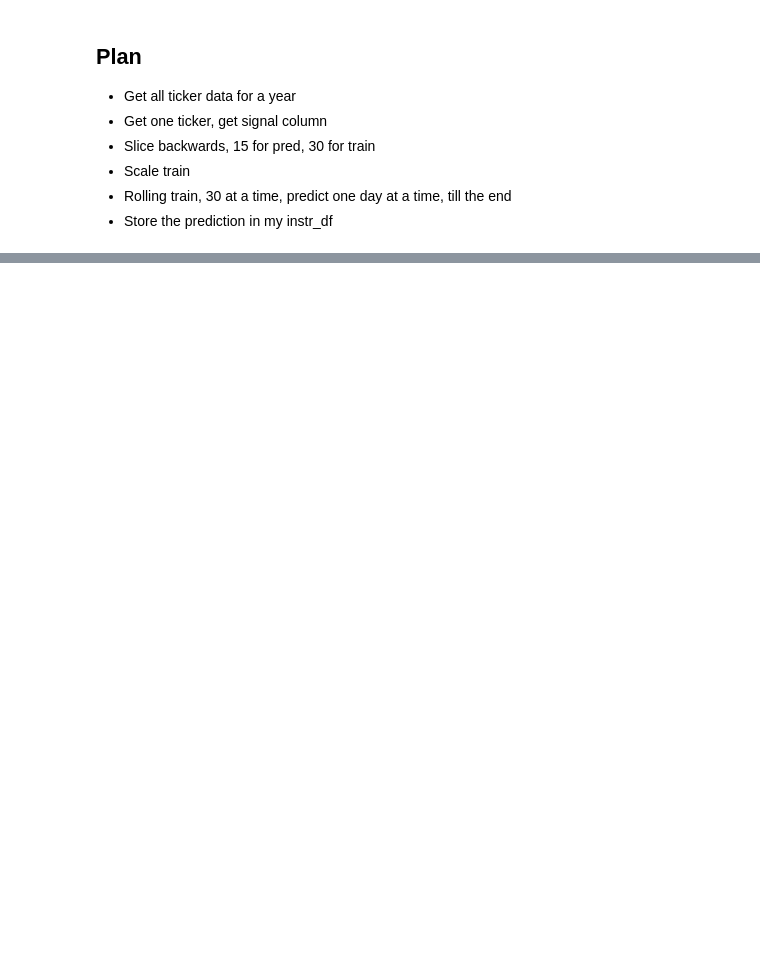
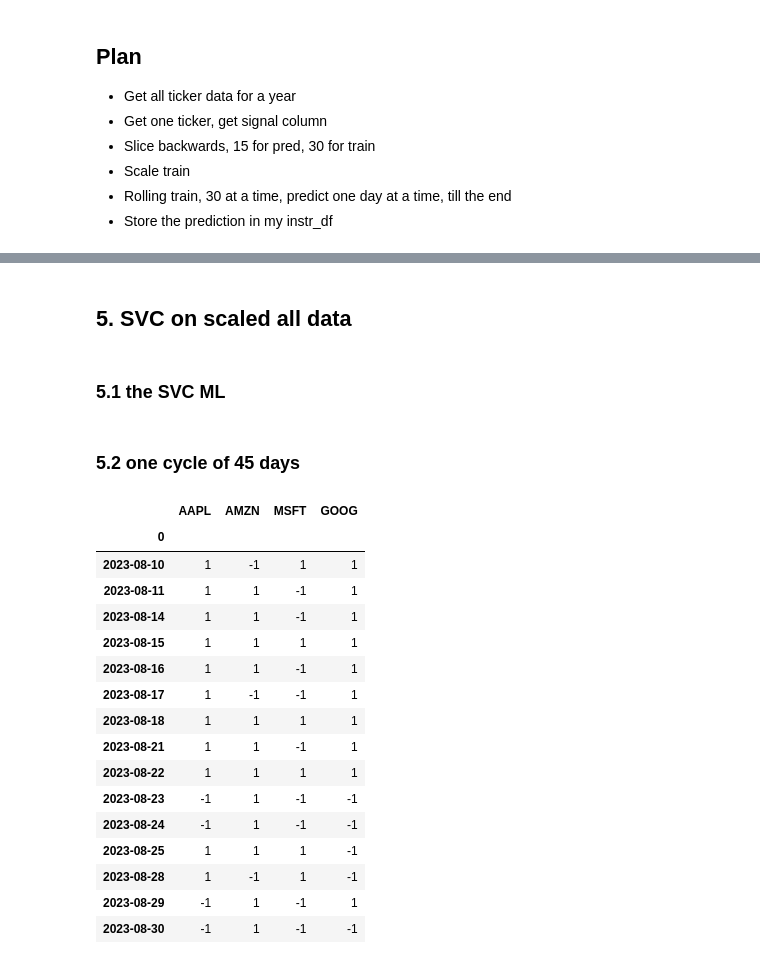
Before and after one commit to KPI68/Algo-TradeLab, a Jupyter notebook: algo-trade.ipynb, the cells around one changed output, grey strips where cells are left out. Saved outputs shown, nothing was run; the diff lists cells and outputs as text; code cells hidden in the pictures; blank space fills up the shorter version.

```diff
--- a/algo-trade.ipynb
+++ b/algo-trade.ipynb
@@ -392,0 +155,14 @@ last15_clustered.hvplot.scatter(x='PCA1', y='PCA2', by='cluster')
+# %%
+# derive signal - the singals df is global
+for key in signals_dfs:
+    # signals_dfs[key]['signal'] = np.where(
+    #     (signals_dfs[key]['lagged_daily_return']>0) &
+    #     (signals_dfs[key]['twice_lagged']>0),
+    #         -1,
+    #         np.where(
+    #             (signals['lagged_daily_return']<0) &
+    #             (signals['twice_lagged']<0), 1, 0
+    #                 )
+    # )
+    signals_dfs[key]['signal'] = np.where(
+        signals_dfs[key]['lagged_daily_return']<0, 1, -1)
@@ -392,0 +275,10 @@ last15_clustered.hvplot.scatter(x='PCA1', y='PCA2', by='cluster')
+# %% [markdown]
+## 5. SVC on scaled all data
+# %%
+# shifted is a df globally. shift(3) is required to match signal (daily return, lagged, twice_lagged)
+# shifted data is for
+shifted_dfs = {}
+for key in ticker_data:
+    shifted_dfs[key] = dfs[key].drop('symbol',axis=1).shift(3).dropna()
+# %% [markdown]
+### 5.1 the SVC ML
@@ -392,0 +312,32 @@ last15_clustered.hvplot.scatter(x='PCA1', y='PCA2', by='cluster')
+# %% [markdown]
+### 5.2 one cycle of 45 days
+# %%
+instrs = pd.DataFrame()
+for key in shifted_dfs:
+    cycle = shifted_dfs[key].iloc[-105:,:]
+    data = cycle
+    label = signals_dfs[key]['signal']
+    cycle_signals = svr_ML(data, label).set_index(0)
+    cycle_signals.columns = [key]
+    #instrs = pd.concat([instrs, one_cycle(cycle)])
+    instrs = pd.concat([instrs, cycle_signals],axis=1)
+
+instrs
+# %% [output]
+|  | AAPL | AMZN | MSFT | GOOG |
+| 0 |  |  |  |  |
+| 2023-08-10 | 1 | -1 | 1 | 1 |
+| 2023-08-11 | 1 | 1 | -1 | 1 |
+| 2023-08-14 | 1 | 1 | -1 | 1 |
+| 2023-08-15 | 1 | 1 | 1 | 1 |
+| 2023-08-16 | 1 | 1 | -1 | 1 |
+| 2023-08-17 | 1 | -1 | -1 | 1 |
+| 2023-08-18 | 1 | 1 | 1 | 1 |
+| 2023-08-21 | 1 | 1 | -1 | 1 |
+| 2023-08-22 | 1 | 1 | 1 | 1 |
+| 2023-08-23 | -1 | 1 | -1 | -1 |
+| 2023-08-24 | -1 | 1 | -1 | -1 |
+| 2023-08-25 | 1 | 1 | 1 | -1 |
+| 2023-08-28 | 1 | -1 | 1 | -1 |
+| 2023-08-29 | -1 | 1 | -1 | 1 |
+| 2023-08-30 | -1 | 1 | -1 | -1 |
```
Also changed, not shown: parts of 70 cells of this notebook.
